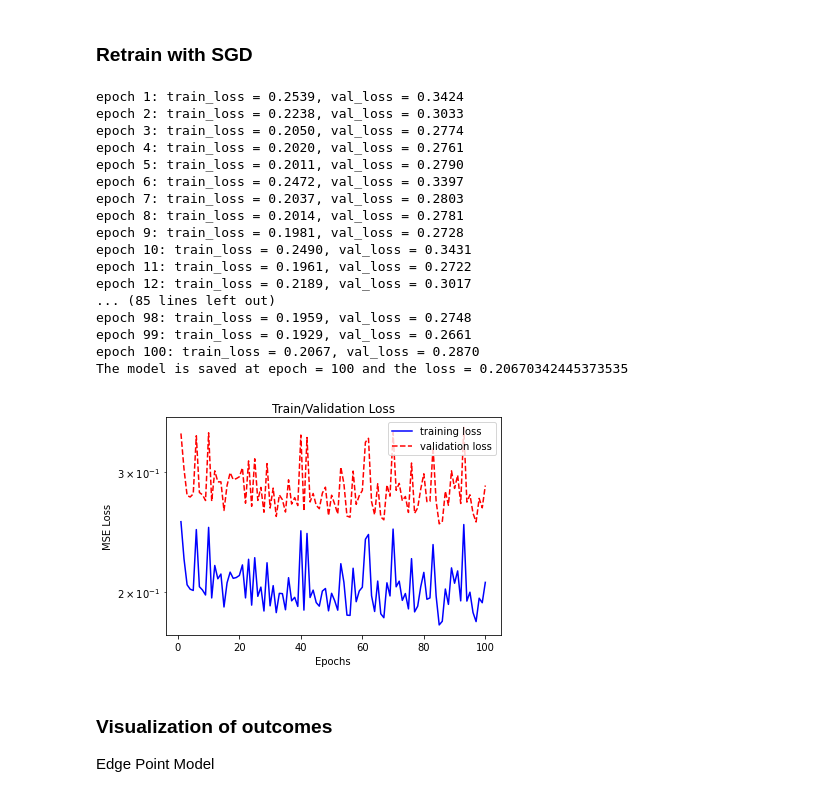
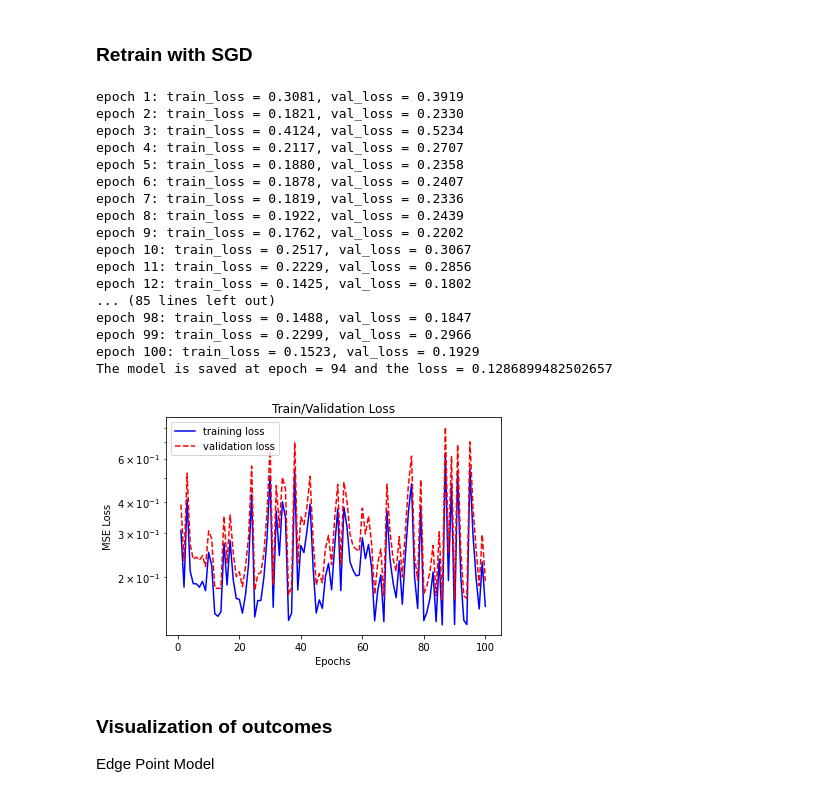
Before and after one commit to ShaoKAi100812/Pendant_Drop_Tensiometry_Prediction, a Jupyter notebook: main_combine.ipynb, the cells around one changed output. Cells and saved outputs as stored; diff of their text form; code cells hidden in the pictures.

```diff
--- a/main_combine.ipynb
+++ b/main_combine.ipynb
@@ -527,37 +571,37 @@ Instead of taking the polynomial coefficients as input, transfer coefficients in
 # %% [markdown]
 ### Retrain with SGD
 # %%
-PATH_CAL = os.path.join(os.getcwd(), "model_cal_points.pt")
-# PATH_CAL = os.path.join(os.getcwd(), "model_cal_spline.pt")
+#PATH_CAL = os.path.join(os.getcwd(), "model_cal_points.pt")
+PATH_CAL = os.path.join(os.getcwd(), "model_cal_spline.pt")
 
 model_physics_trained = torch.load(PATH_CAL)
 
 learning_rate = 1e-4
 
 optimizer = optim.SGD(model_physics_trained.parameters(), lr=learning_rate)
 epoch = 100
 
 # 0 indicates edge points 1 indicates spline
-train_physics(model_physics_trained, optimizer, epoch, 0)
+train_physics(model_physics_trained, optimizer, epoch, 1)
 # %% [output]
-epoch 1: train_loss = 0.2539, val_loss = 0.3424
-epoch 2: train_loss = 0.2238, val_loss = 0.3033
-epoch 3: train_loss = 0.2050, val_loss = 0.2774
-epoch 4: train_loss = 0.2020, val_loss = 0.2761
-epoch 5: train_loss = 0.2011, val_loss = 0.2790
-epoch 6: train_loss = 0.2472, val_loss = 0.3397
-epoch 7: train_loss = 0.2037, val_loss = 0.2803
-epoch 8: train_loss = 0.2014, val_loss = 0.2781
-epoch 9: train_loss = 0.1981, val_loss = 0.2728
-epoch 10: train_loss = 0.2490, val_loss = 0.3431
-epoch 11: train_loss = 0.1961, val_loss = 0.2722
-epoch 12: train_loss = 0.2189, val_loss = 0.3017
+epoch 1: train_loss = 0.3081, val_loss = 0.3919
+epoch 2: train_loss = 0.1821, val_loss = 0.2330
+epoch 3: train_loss = 0.4124, val_loss = 0.5234
+epoch 4: train_loss = 0.2117, val_loss = 0.2707
+epoch 5: train_loss = 0.1880, val_loss = 0.2358
+epoch 6: train_loss = 0.1878, val_loss = 0.2407
+epoch 7: train_loss = 0.1819, val_loss = 0.2336
+epoch 8: train_loss = 0.1922, val_loss = 0.2439
+epoch 9: train_loss = 0.1762, val_loss = 0.2202
+epoch 10: train_loss = 0.2517, val_loss = 0.3067
+epoch 11: train_loss = 0.2229, val_loss = 0.2856
+epoch 12: train_loss = 0.1425, val_loss = 0.1802
 ... (85 lines left out)
-epoch 98: train_loss = 0.1959, val_loss = 0.2748
-epoch 99: train_loss = 0.1929, val_loss = 0.2661
-epoch 100: train_loss = 0.2067, val_loss = 0.2870
-The model is saved at epoch = 100 and the loss = 0.20670342445373535
+epoch 98: train_loss = 0.1488, val_loss = 0.1847
+epoch 99: train_loss = 0.2299, val_loss = 0.2966
+epoch 100: train_loss = 0.1523, val_loss = 0.1929
+The model is saved at epoch = 94 and the loss = 0.1286899482502657
-[figure, old version]
+[figure, new version]
 # %% [markdown]
 ### Visualization of outcomes
 Edge Point Model
```
Also changed, not shown: parts of 18 cells of this notebook.
